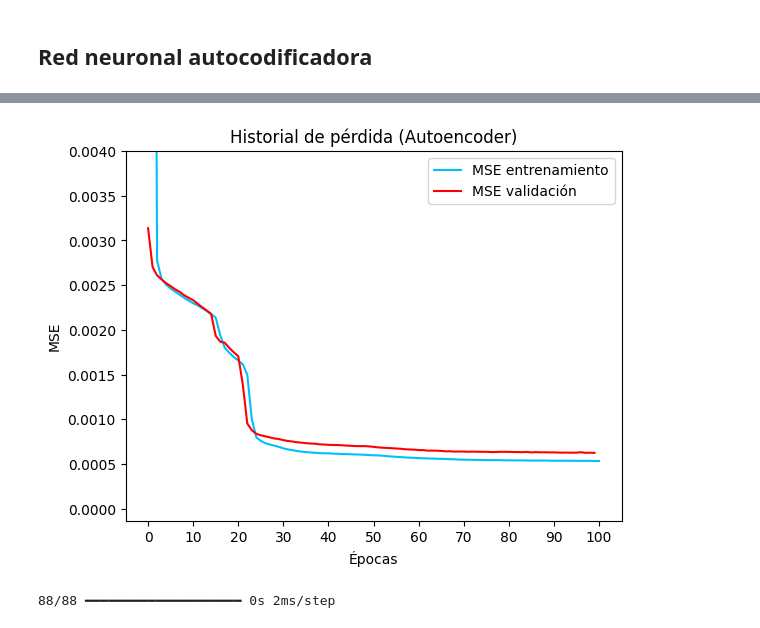
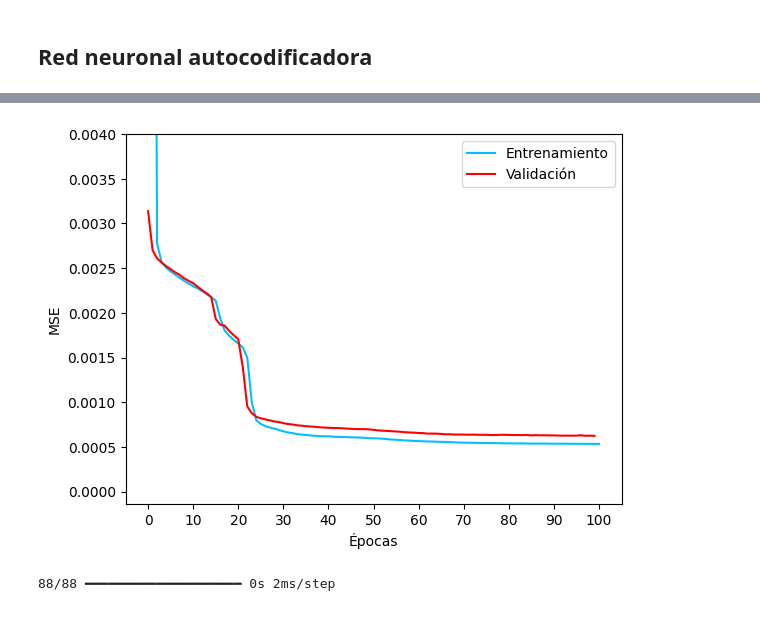
Before and after one commit to AlexSalazar314/Portafolio, a Jupyter notebook: DeteccionAnomalias_SistemasPlanetarios/DeteccionAnomaliasSistemasPlanetarios.ipynb, the cells around one changed output, grey strips where cells are left out. Drawn from its saved outputs; the diff is of its cells as text; code cells hidden in the pictures.

```diff
--- a/DeteccionAnomalias_SistemasPlanetarios/DeteccionAnomaliasSistemasPlanetarios.ipynb
+++ b/DeteccionAnomalias_SistemasPlanetarios/DeteccionAnomaliasSistemasPlanetarios.ipynb
@@ -544,16 +544,16 @@ Epoch 100/100
 # %%
 x=range(1,epochs+1)
-plt.plot(x,history.history['loss'], label='MSE entrenamiento',color="deepskyblue")
-plt.plot(history.history['val_loss'], label='MSE validación',color="red")
+plt.plot(x,history.history['loss'], label='Entrenamiento',color="deepskyblue")
+plt.plot(history.history['val_loss'], label='Validación',color="red")
 plt.xlabel('Épocas')
 plt.ylabel('MSE')
-plt.title('Historial de pérdida (Autoencoder)')
 plt.ylim(top=0.004)
 plt.legend()
 plt.xticks(range(0,epochs+1,10))
+plt.savefig("Imagenes/SeleccionParametros/AutocodificadorEntrenamiento.png")
 plt.show()
 # %% [output]
-[figure, old version]
+[figure, new version]
 # %%
 # reconstrucciones del autoencoder
 reconstructed = autoencoder.predict(X_test)
```
Also changed, not shown: parts of 3 cells of this notebook, 12 other files.
